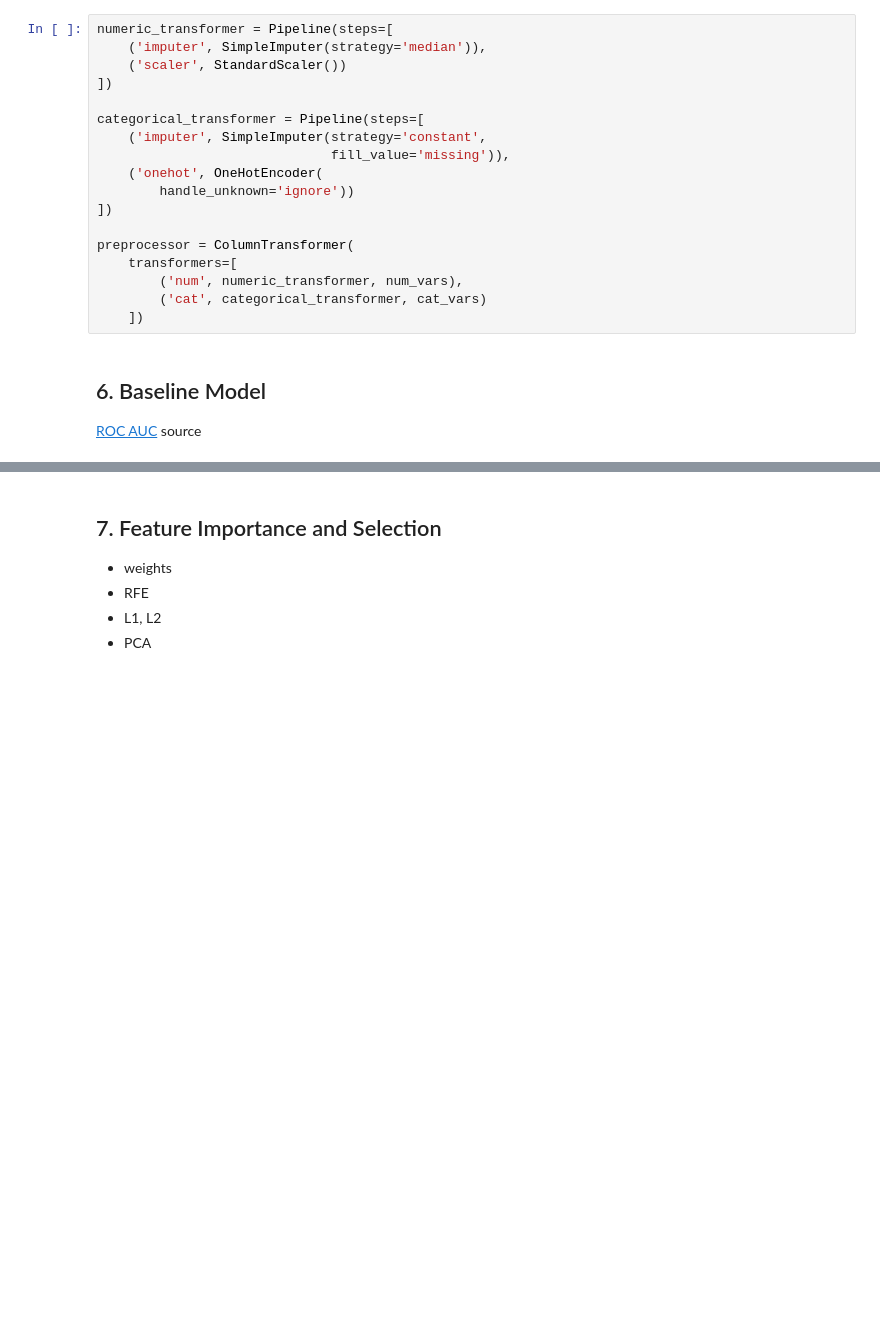
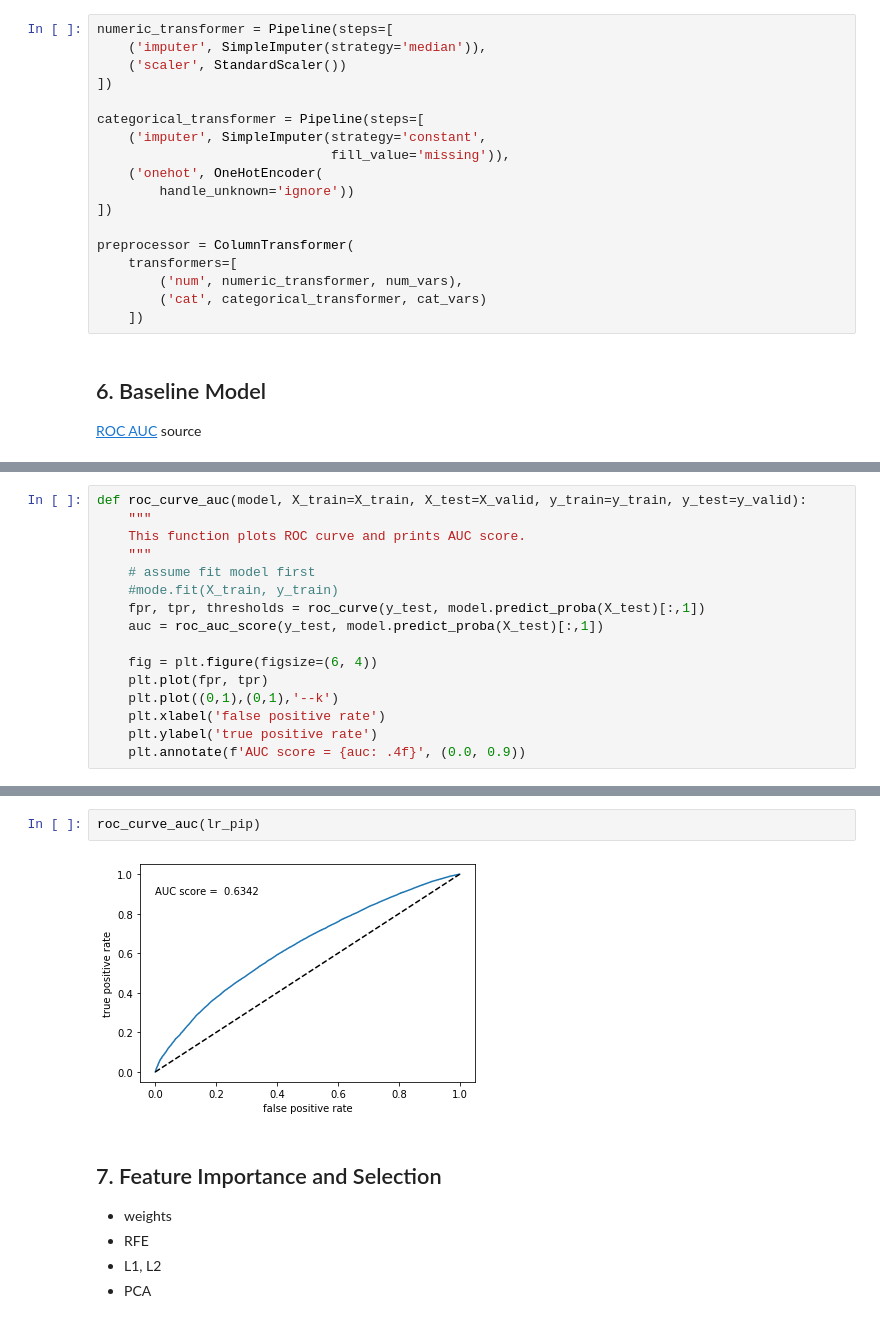
Before and after one commit to aakanksha023/EVAN, a Jupyter notebook: src/03_modelling/modelling.ipynb, the cells around one changed output, grey strips where cells are left out. Cells and saved outputs as stored; diff of their text form; blank space fills up the shorter version.

Commit message:
add roc auc score

```diff
--- a/src/03_modelling/modelling.ipynb
+++ b/src/03_modelling/modelling.ipynb
@@ -231,3 +237,19 @@ def evaluate_model(model, X_train=X_train, X_valid=X_valid, y_train=y_train, y_v
+# %%
+def roc_curve_auc(model, X_train=X_train, X_test=X_valid, y_train=y_train, y_test=y_valid):
+    """
+    This function plots ROC curve and prints AUC score.
+    """
+    # assume fit model first
+    #mode.fit(X_train, y_train)
+    fpr, tpr, thresholds = roc_curve(y_test, model.predict_proba(X_test)[:,1])
+    auc = roc_auc_score(y_test, model.predict_proba(X_test)[:,1])
+
+    fig = plt.figure(figsize=(6, 4))
+    plt.plot(fpr, tpr)
+    plt.plot((0,1),(0,1),'--k')
+    plt.xlabel('false positive rate')
+    plt.ylabel('true positive rate')
+    plt.annotate(f'AUC score = {auc: .4f}', (0.0, 0.9))
 # %%
 lr = LogisticRegression(solver='saga', class_weight='balanced')
 
@@ -249,6 +272,10 @@ Validation Accuracy 0.5626795248211715
 weighted avg       0.80      0.56      0.63    125679
 <sklearn.metrics._plot.confusion_matrix.ConfusionMatrixDisplay at 0x...>
 [figure]
+# %%
+roc_curve_auc(lr_pip)
+# %% [output]
+[figure, added]
 # %% [markdown]
 ## 7. Feature Importance and Selection <a name="fi"></a>
 
```
Also changed, not shown: parts of 9 cells of this notebook.
